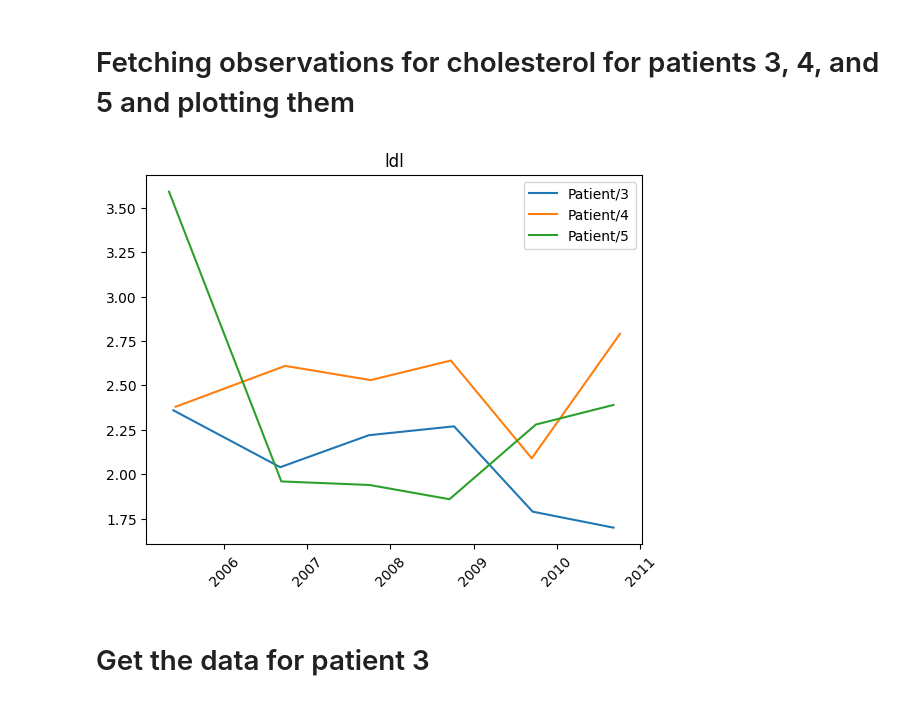
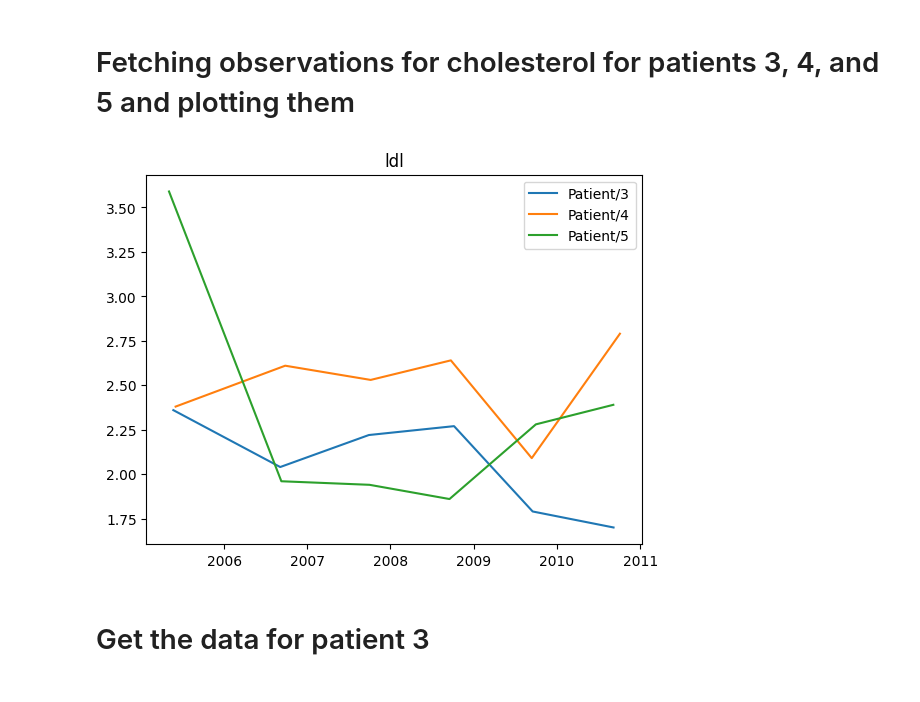
Before and after one commit to KarlRojas/Cancer_Care_Dashboard, a Jupyter notebook: fhir_workshop.ipynb, the cells around one changed output. Saved outputs shown, nothing was run; the diff lists cells and outputs as text; code cells hidden in the pictures.

```diff
--- a/fhir_workshop.ipynb
+++ b/fhir_workshop.ipynb
@@ -75,23 +75,23 @@ memory usage: 1.1+ KB
 # %%
 snomed_entry = snomed_df.loc[snomed_df['label'] == 'ldl'].iloc[0]
 
 response = requests.get('{}/{}?patient={}&code={}'.format(BASE_URL, 'Observation', '3,4,5', snomed_entry['code']))
 
 measures_df = pd.json_normalize(response.json(), record_path='entry')[
     ['resource.subject.reference', 'resource.effectiveDateTime', 'resource.valueQuantity.value']]
 measures_df = measures_df.astype({'resource.effectiveDateTime': 'datetime64[ns]', 'resource.valueQuantity.value': 'float64'})
 
 for patient in measures_df['resource.subject.reference'].value_counts().index:
     patient_measures_df = measures_df.loc[measures_df['resource.subject.reference'] == patient]
 
     plt.plot(patient_measures_df['resource.effectiveDateTime'], patient_measures_df['resource.valueQuantity.value'], label=patient)
 
 plt.title(snomed_entry['label'])
 plt.legend()
-plt.xticks(rotation=45)
+#plt.xticks(rotation=45)
 plt.show()
 # %% [output]
-[figure, old version]
+[figure, new version]
 # %% [markdown]
 # Get the data for patient 3
 # %% [markdown]
```
Also changed, not shown: parts of 1 cell of this notebook, 2 other files.
